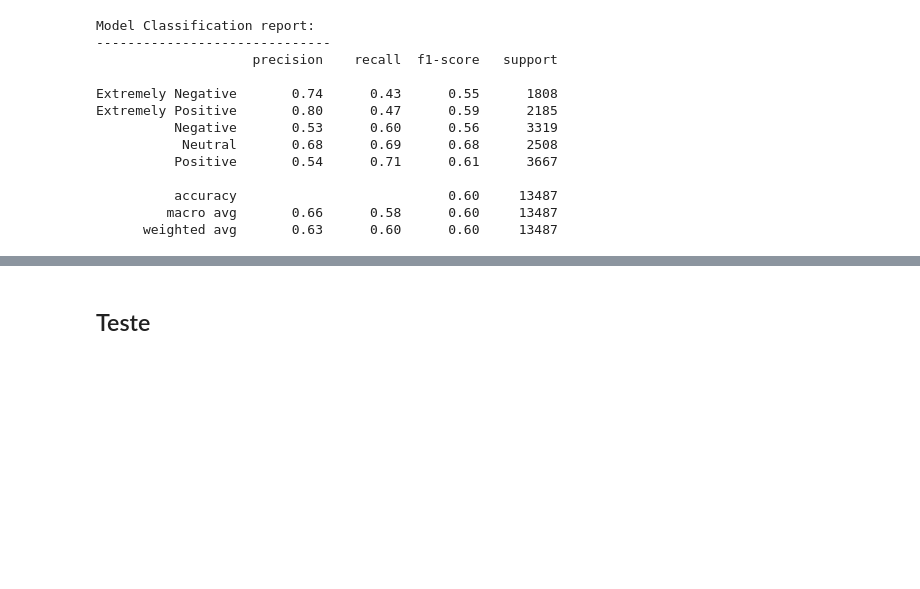
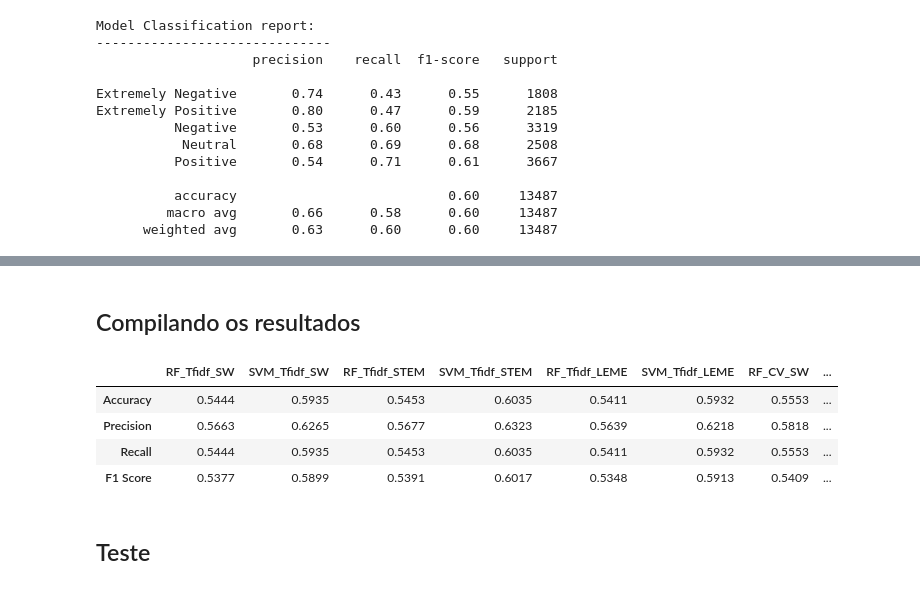
Before and after one commit to leonardolins/programa-o-de-NLP-e-redes-neurais, a Jupyter notebook: 02-analise-de-sentimentos/analise_de_sentimentos.ipynb, the cells around one changed output, grey strips where cells are left out. Drawn from its saved outputs; the diff is of its cells as text; code cells hidden in the pictures; blank space fills up the shorter version.

```diff
--- a/02-analise-de-sentimentos/analise_de_sentimentos.ipynb
+++ b/02-analise-de-sentimentos/analise_de_sentimentos.ipynb
@@ -747,3 +783,19 @@ Extremely Positive       0.73      0.31      0.44      2185
+# %% [markdown]
+## Compilando os resultados
+# %%
+# Compile todas as métricas de erro em um quadro de dados para comparação
+results = pd.DataFrame(list(zip(rf_tfidf_sw, svm_tfidf_sw, rf_tfidf_stem, svm_tfidf_stem, rf_tfidf_leme,\
+                                svm_tfidf_leme, rf_cv_sw, svm_cv_sw)))
+results = results.set_index([['Accuracy', 'Precision', 'Recall', 'F1 Score']])
+results.columns = ['RF_Tfidf_SW', 'SVM_Tfidf_SW','RF_Tfidf_STEM', 'SVM_Tfidf_STEM', 'RF_Tfidf_LEME',\
+                   'SVM_Tfidf_LEME', 'RF_CV_SW','SVM_CV_SW']
+results
+# %% [output]
+|  | RF_Tfidf_SW | SVM_Tfidf_SW | RF_Tfidf_STEM | SVM_Tfidf_STEM | RF_Tfidf_LEME | SVM_Tfidf_LEME | RF_CV_SW | ... |
+| Accuracy | 0.5444 | 0.5935 | 0.5453 | 0.6035 | 0.5411 | 0.5932 | 0.5553 | ... |
+| Precision | 0.5663 | 0.6265 | 0.5677 | 0.6323 | 0.5639 | 0.6218 | 0.5818 | ... |
+| Recall | 0.5444 | 0.5935 | 0.5453 | 0.6035 | 0.5411 | 0.5932 | 0.5553 | ... |
+| F1 Score | 0.5377 | 0.5899 | 0.5391 | 0.6017 | 0.5348 | 0.5913 | 0.5409 | ... |
 # %% [markdown]
 ## Teste
 # %%
```
Also changed, not shown: parts of 59 cells of this notebook, 1 other file.
